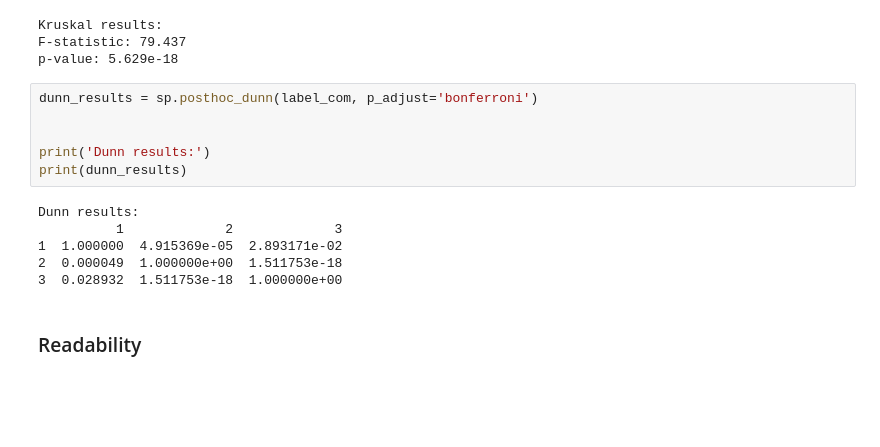
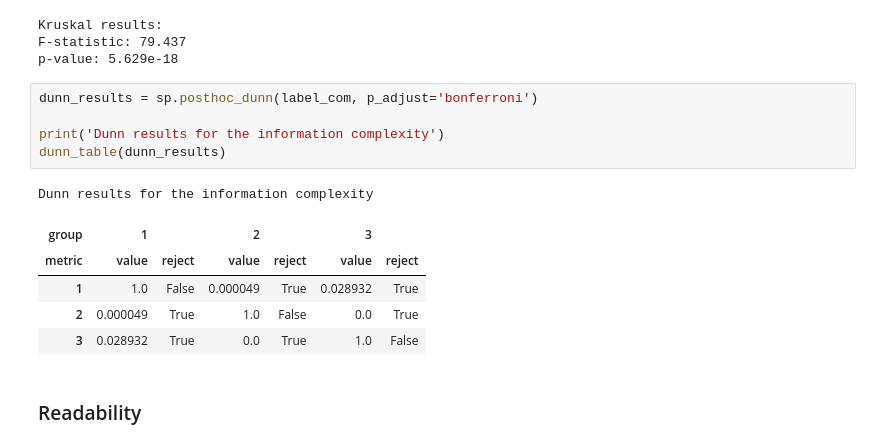
Before and after one commit to BarresHamersS/Fake_News_Classification, a Jupyter notebook: Notebooks/Liar_Results.ipynb, the cells around one changed output. Drawn from its saved outputs; the diff is of its cells as text; blank space fills up the shorter version.

```diff
--- a/Notebooks/Liar_Results.ipynb
+++ b/Notebooks/Liar_Results.ipynb
@@ -148,15 +149,15 @@ p-value: 5.629e-18
 # %%
 dunn_results = sp.posthoc_dunn(label_com, p_adjust='bonferroni')
 
-
-print('Dunn results:')
-print(dunn_results)
+print('Dunn results for the information complexity')
+dunn_table(dunn_results)
 # %% [output]
-Dunn results:
-          1             2             3
-1  1.000000  4.915369e-05  2.893171e-02
-2  0.000049  1.000000e+00  1.511753e-18
-3  0.028932  1.511753e-18  1.000000e+00
+Dunn results for the information complexity
+| group | 1 |  | 2 |  | 3 |  |
+| metric | value | reject | value | reject | value | reject |
+| 1 | 1.0 | False | 0.000049 | True | 0.028932 | True |
+| 2 | 0.000049 | True | 1.0 | False | 0.0 | True |
+| 3 | 0.028932 | True | 0.0 | True | 1.0 | False |
 # %% [markdown]
 ### Readability
 # %%
```
Also changed, not shown: parts of 48 cells of this notebook, 4 other files.
